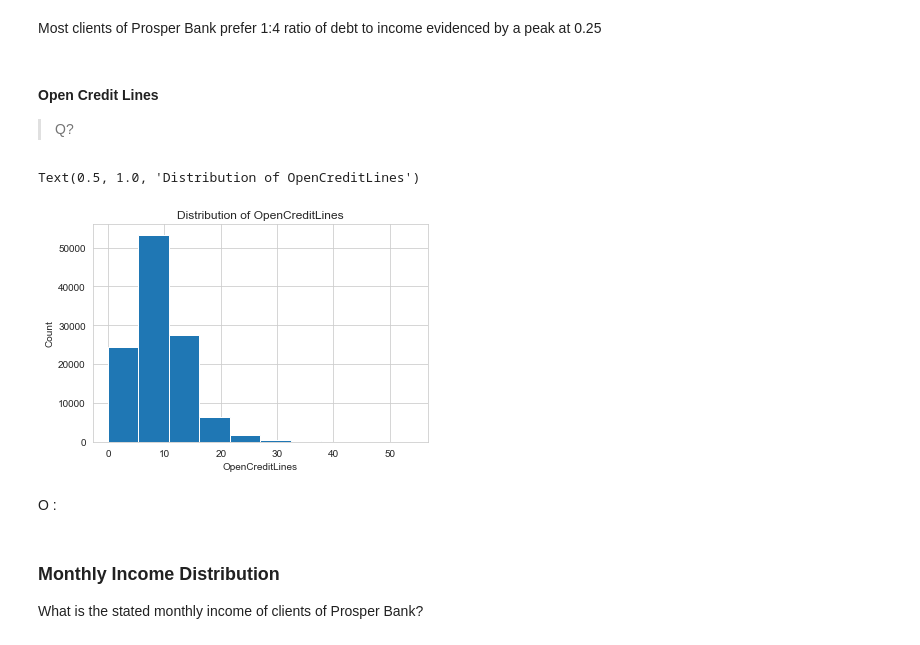
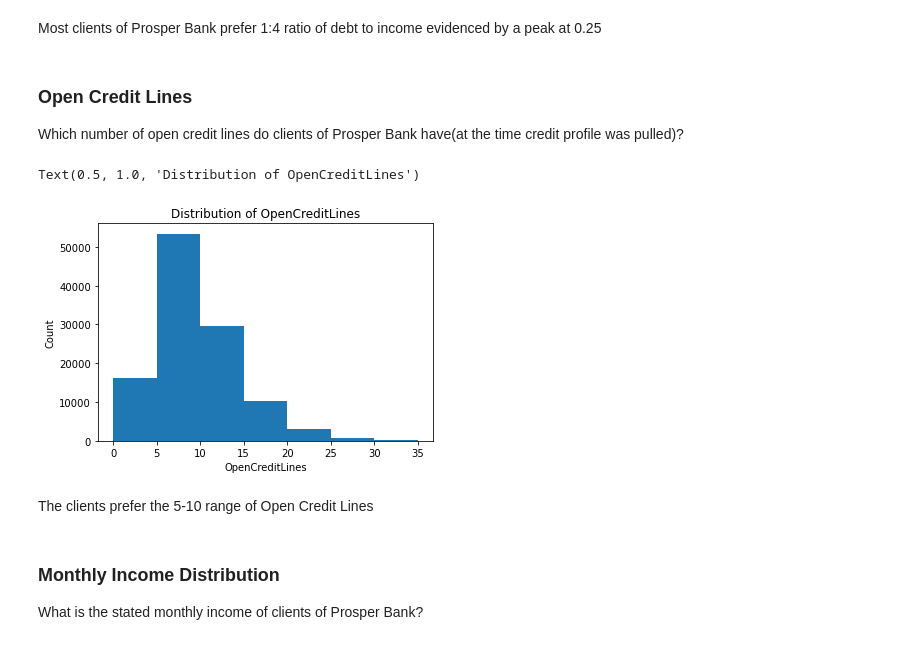
Before and after one commit to andisiambuku/Loans-Analysis-Project, a Jupyter notebook: Part_I_exploration_template.ipynb, the cells around one changed output. Saved outputs shown, nothing was run; the diff lists cells and outputs as text; code cells hidden in the pictures.

```diff
--- a/Part_I_exploration_template.ipynb
+++ b/Part_I_exploration_template.ipynb
@@ -236,19 +233,20 @@ Text(0.5, 1.0, 'Distribution of Debt to Income Ratio')
 [figure]
 # %% [markdown]
 Most clients of Prosper Bank prefer 1:4 ratio of debt to income evidenced by a peak at 0.25
-# %% [markdown]
-#### Open Credit Lines
-> Q?
+# %% [markdown]
+### Open Credit Lines
+Which number of open credit lines do clients of Prosper Bank have(at the time credit profile was pulled)?
 # %%
-plt.hist(df_loans['OpenCreditLines']);
+ocl_bin = np.arange(0,40,5)
+plt.hist(df_loans['OpenCreditLines'], bins=ocl_bin);
 plt.xlabel('OpenCreditLines')
 plt.ylabel('Count')
 plt.title('Distribution of OpenCreditLines')
 # %% [output]
 Text(0.5, 1.0, 'Distribution of OpenCreditLines')
-[figure, old version]
+[figure, new version]
-# %% [markdown]
-O :
+# %% [markdown]
+The clients prefer the 5-10 range of Open Credit Lines
 # %% [markdown]
 ### Monthly Income Distribution
 What is the stated monthly income of clients of Prosper Bank?
```
Also changed, not shown: parts of 104 cells of this notebook, 5 other files.
